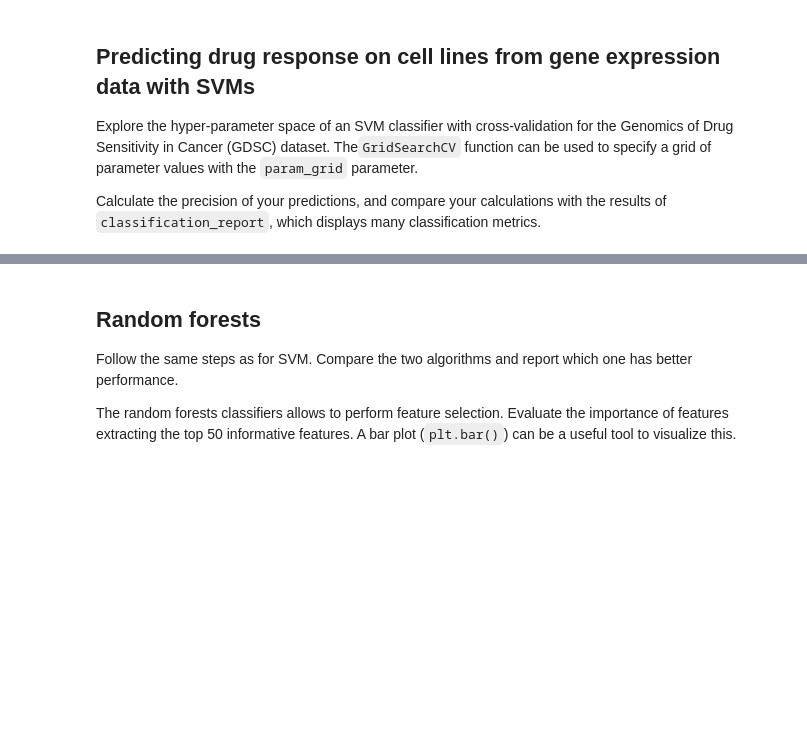
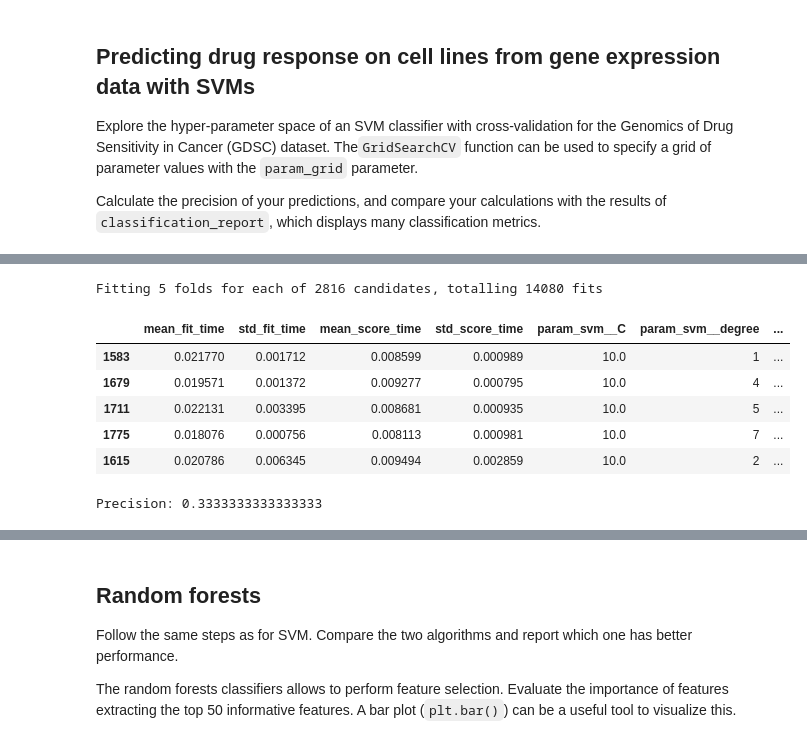
Before and after one commit to Pacmega/8dm50-machine-learning, a Jupyter notebook: practicals/week_5.ipynb, the cells around one changed output, grey strips where cells are left out. Drawn from its saved outputs; the diff is of its cells as text; code cells hidden in the pictures; blank space fills up the shorter version.

Commit message:
Updated, now with SVM implementation (precision is shit)

```diff
--- a/practicals/week_5.ipynb
+++ b/practicals/week_5.ipynb
@@ -208,19 +208,9 @@ px.histogram(drug_response)
 gene_expression = pd.read_csv("./data/RNA_expression_curated.csv", sep=',', header=0, index_col=0)
 drug_response = pd.read_csv("./data/drug_response_curated.csv", sep=',', header=0, index_col=0)
 
-gene_train, gene_test, drug_train, drug_test = train_test_split(gene_expression, drug_response,
-                                                                train_size = 0.8, random_state = 40)
+response_mean = drug_response.YM155.mean()
+categorical_y = [1 if response > response_mean else 0 \
+                 for response in drug_response.YM155]
 
-pipeline = Pipeline([('scaler', StandardScaler()),
-                     ('svr', svm.SVR())])
-
-c = np.linspace(1e-5,1e10, num = 50)
-kernel = ['linear', 'poly', 'rbf']
-
-params = {'svr__C': c, 'svr__kernel': kernel}
-
-gridsearch = GridSearchCV(pipeline, params, cv=10, n_jobs = -1)
-
-gridsearch.fit(gene_train, np.ravel(drug_train))
-
-results = pd.DataFrame(gridsearch.cv_results_)
+gene_train, gene_test, drug_train, drug_test = train_test_split(gene_expression, categorical_y,
+                                                                train_size = 0.75, random_state = 40)
@@ -242,0 +217,46 @@ results
+# %%
+pipeline = Pipeline([('scaler', StandardScaler()),
+                     ('svm', svm.SVC())])
+
+c = np.geomspace(1e-5,1e5, num = 11)
+gamma = np.geomspace(1e-5,1e2, num = 8)
+kernel = ['linear', 'rbf', 'poly', 'sigmoid']
+
+cv_folds = 5
+
+params = {'svm__C': c, 'svm__gamma': gamma,
+          'svm__degree': degree, 'svm__kernel': kernel}
+
+# GridSearchCV automatically refits to the best found set of parameters
+gridsearch = GridSearchCV(pipeline, params, cv=cv_folds, n_jobs = -1,
+                          refit=True, verbose=2)
+
+gridsearch.fit(gene_train, drug_train)
+
+sorted_results = pd.DataFrame(gridsearch.cv_results_) \
+                   .sort_values(by=['mean_test_score'], ascending=False)
+sorted_results.head(5)
+# %% [output]
+Fitting 5 folds for each of 2816 candidates, totalling 14080 fits
+|  | mean_fit_time | std_fit_time | mean_score_time | std_score_time | param_svm__C | param_svm__degree | ... |
+| 1583 | 0.021770 | 0.001712 | 0.008599 | 0.000989 | 10.0 | 1 | ... |
+| 1679 | 0.019571 | 0.001372 | 0.009277 | 0.000795 | 10.0 | 4 | ... |
+| 1711 | 0.022131 | 0.003395 | 0.008681 | 0.000935 | 10.0 | 5 | ... |
+| 1775 | 0.018076 | 0.000756 | 0.008113 | 0.000981 | 10.0 | 7 | ... |
+| 1615 | 0.020786 | 0.006345 | 0.009494 | 0.002859 | 10.0 | 2 | ... |
+# %%
+from sklearn.metrics import precision_score
+drug_pred = gridsearch.predict(gene_test)
+
+tp = 0
+fp = 0
+for truth, pred in zip(drug_test, drug_pred):
+    # Precision only needs true_pos and false_pos
+    if truth == 1 and pred == 1:
+        tp += 1
+    elif truth == 0 and pred == 1:
+        fp += 1
+
+print(f'Precision: {tp/(tp+fp)}')
+# %% [output]
+Precision: 0.3333333333333333
```
Also changed, not shown: parts of 5 cells of this notebook.
